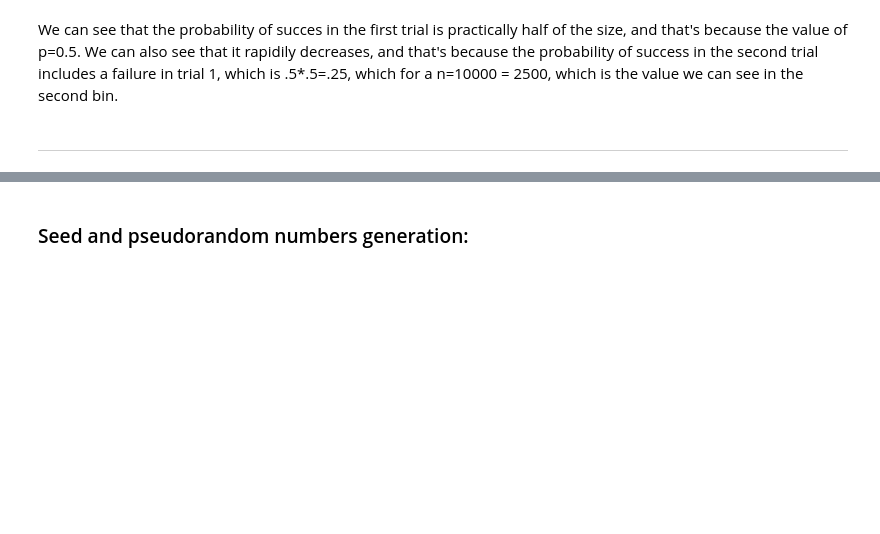
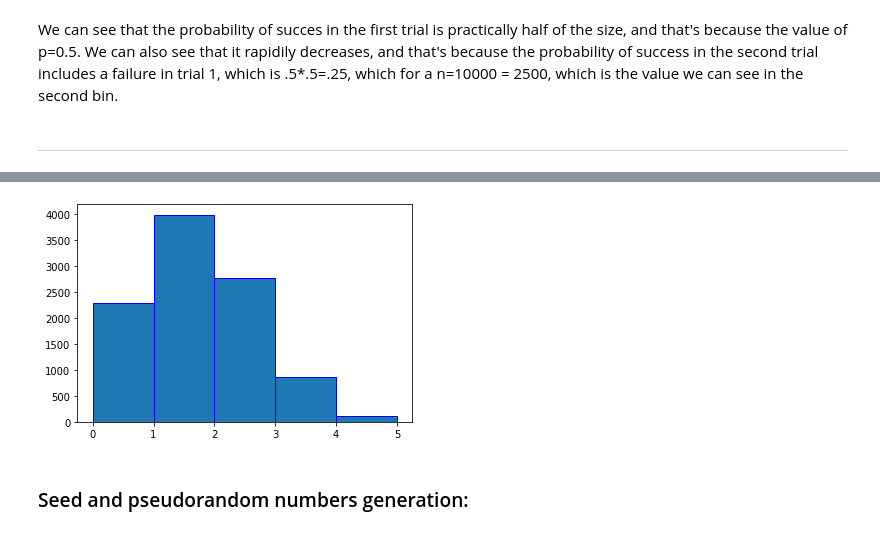
Before and after one commit to Daniel-GS-prog/numpy.random-, a Jupyter notebook: numpy-random.ipynb, the cells around one changed output, grey strips where cells are left out. Cells and saved outputs as stored; diff of their text form; code cells hidden in the pictures; blank space fills up the shorter version.

```diff
--- a/numpy-random.ipynb
+++ b/numpy-random.ipynb
@@ -422,3 +502,14 @@ We can see that the probability of succes in the first trial is practically half
+# %%
+# If we have 13 spades in a 52 cards deck, and we want to take 5 cards,
+# we can calculate the probability of those cards being spades
+# We will get 1 spades card in our 5 cards hand in 4000 cases out of 10000.
+# and the probability decreases as the number of cards increases.
+
+spades = rng.hypergeometric(13, 39, 5, 10000)
+plt.hist(spades, bins=5, edgecolor='blue')
+plt.show()
+# %% [output]
+[figure, added]
 # %% [markdown]
 ### Seed and pseudorandom numbers generation:
 # %% [markdown]
```
Also changed, not shown: parts of 38 cells of this notebook.
